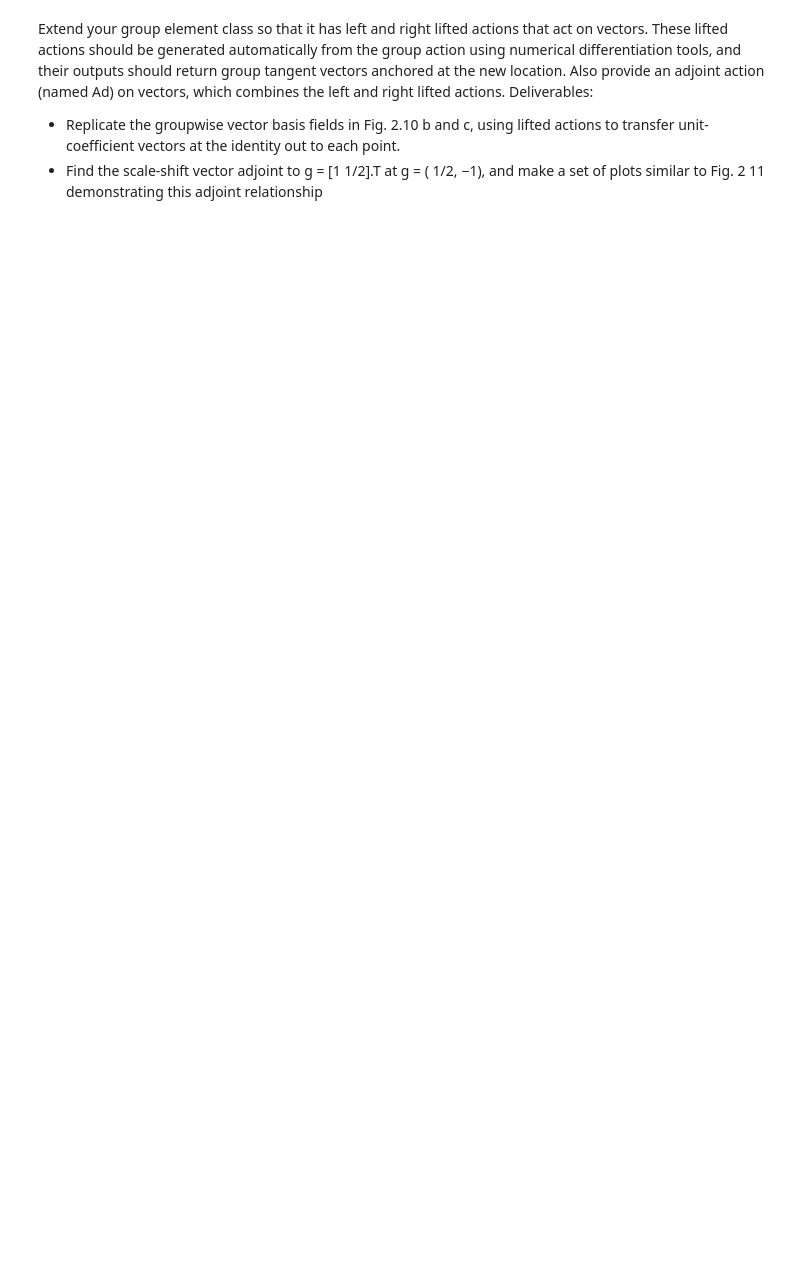
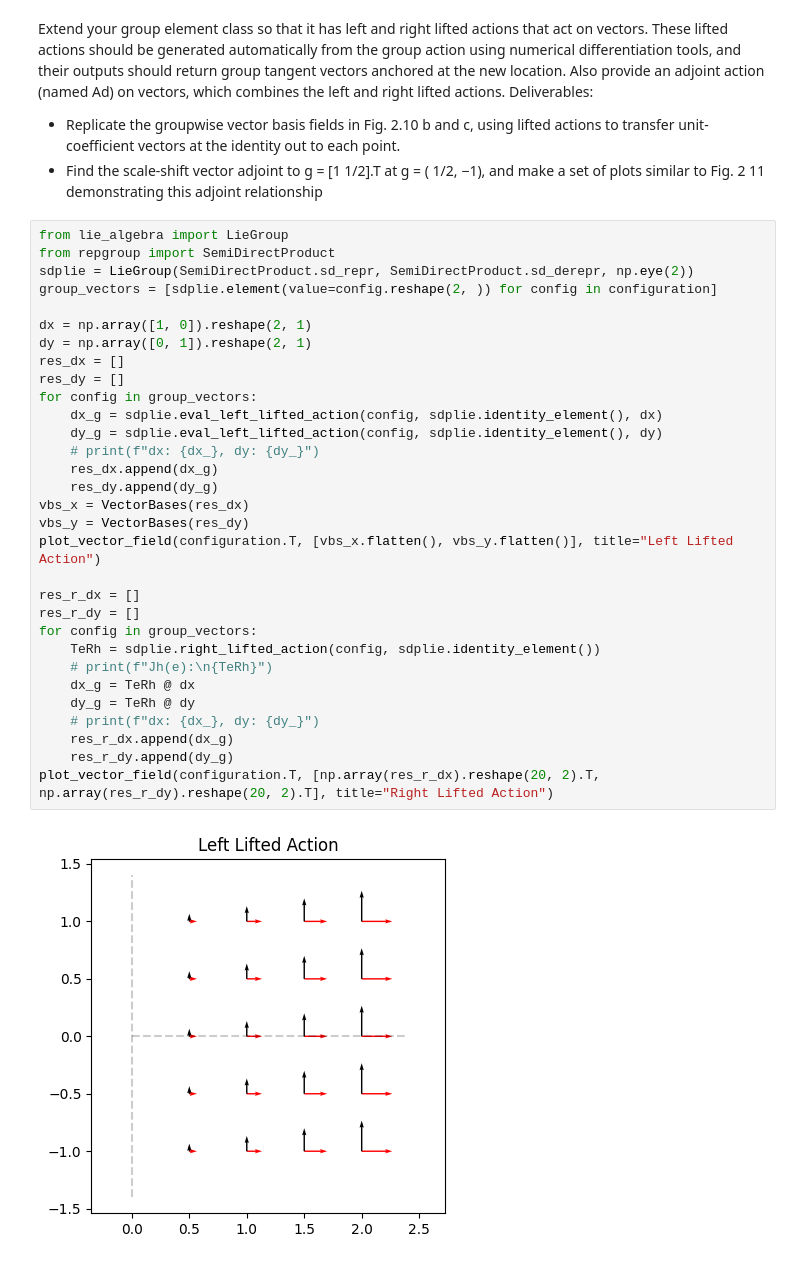
Before and after one commit to rooshm/rob541, a Jupyter notebook: hw2.ipynb, the cells around one changed output. Drawn from its saved outputs; the diff is of its cells as text; blank space fills up the shorter version.

```diff
--- a/hw2.ipynb
+++ b/hw2.ipynb
@@ -192,0 +122,33 @@ transfer unit-coefficient vectors at the identity out to each point.
+# %%
+from lie_algebra import LieGroup
+from repgroup import SemiDirectProduct
+sdplie = LieGroup(SemiDirectProduct.sd_repr, SemiDirectProduct.sd_derepr, np.eye(2))
+group_vectors = [sdplie.element(value=config.reshape(2, )) for config in configuration]
+
+dx = np.array([1, 0]).reshape(2, 1)
+dy = np.array([0, 1]).reshape(2, 1)
+res_dx = []
+res_dy = []
+for config in group_vectors:
+    dx_g = sdplie.eval_left_lifted_action(config, sdplie.identity_element(), dx)
+    dy_g = sdplie.eval_left_lifted_action(config, sdplie.identity_element(), dy)
+    # print(f"dx: {dx_}, dy: {dy_}")
+    res_dx.append(dx_g)
+    res_dy.append(dy_g)
+vbs_x = VectorBases(res_dx)
+vbs_y = VectorBases(res_dy)
+plot_vector_field(configuration.T, [vbs_x.flatten(), vbs_y.flatten()], title="Left Lifted Action")
+
+res_r_dx = []
+res_r_dy = []
+for config in group_vectors:
+    TeRh = sdplie.right_lifted_action(config, sdplie.identity_element())
+    # print(f"Jh(e):\n{TeRh}")
+    dx_g = TeRh @ dx
+    dy_g = TeRh @ dy
+    # print(f"dx: {dx_}, dy: {dy_}")
+    res_r_dx.append(dx_g)
+    res_r_dy.append(dy_g)
+plot_vector_field(configuration.T, [np.array(res_r_dx).reshape(20, 2).T, np.array(res_r_dy).reshape(20, 2).T], title="Right Lifted Action")
+# %% [output]
+[figure, added]
```
Also changed, not shown: parts of 7 cells of this notebook, 5 other files.
